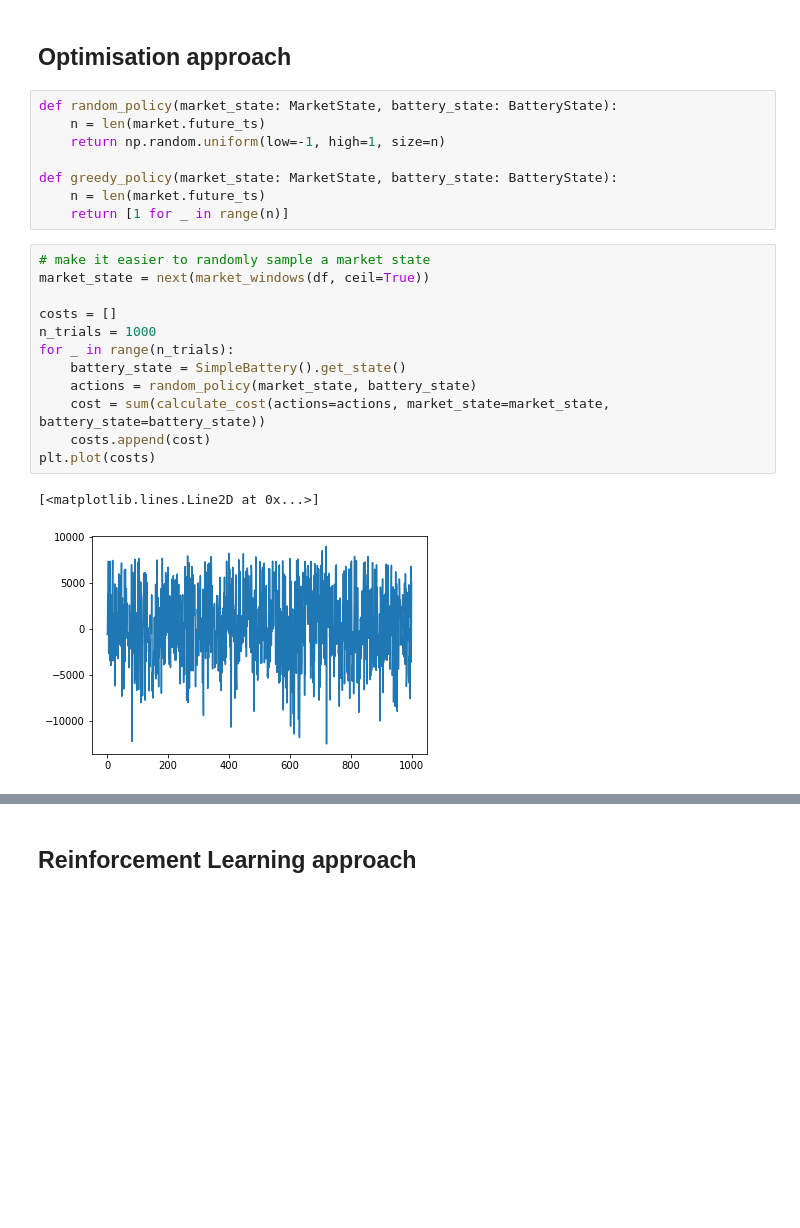
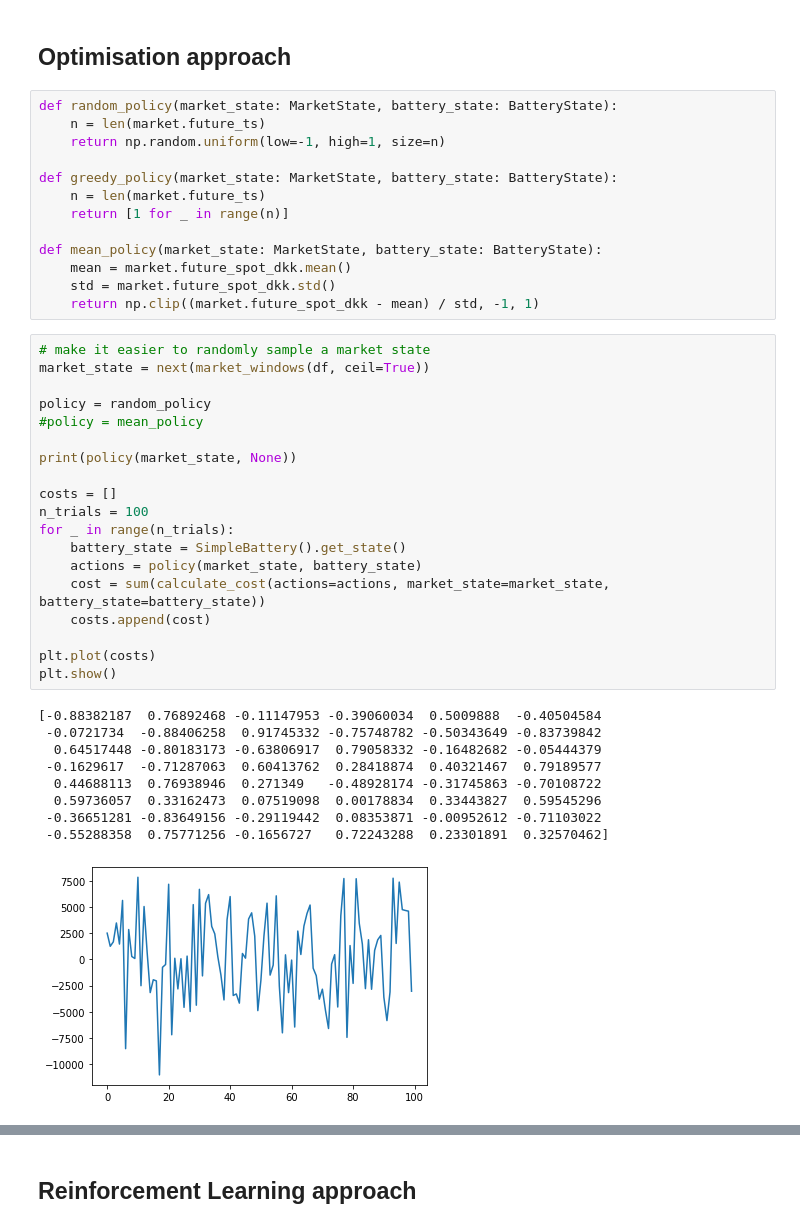
Before and after one commit to skipperkongen/elarb, a Jupyter notebook: notebooks/simulator.ipynb, the cells around one changed output, grey strips where cells are left out. Drawn from its saved outputs; the diff is of its cells as text; blank space fills up the shorter version.

```diff
--- a/notebooks/simulator.ipynb
+++ b/notebooks/simulator.ipynb
@@ -231,18 +236,37 @@ def random_policy(market_state: MarketState, battery_state: BatteryState):
 def greedy_policy(market_state: MarketState, battery_state: BatteryState):
     n = len(market.future_ts)
     return [1 for _ in range(n)]
+
+def mean_policy(market_state: MarketState, battery_state: BatteryState):
+    mean = market.future_spot_dkk.mean()
+    std = market.future_spot_dkk.std()
+    return np.clip((market.future_spot_dkk - mean) / std, -1, 1)
 # %%
 # make it easier to randomly sample a market state
 market_state = next(market_windows(df, ceil=True))
 
+policy = random_policy
+#policy = mean_policy
+
+print(policy(market_state, None))
+
 costs = []
-n_trials = 1000
+n_trials = 100
 for _ in range(n_trials):
     battery_state = SimpleBattery().get_state()
-    actions = random_policy(market_state, battery_state)
+    actions = policy(market_state, battery_state)
     cost = sum(calculate_cost(actions=actions, market_state=market_state, battery_state=battery_state))
     costs.append(cost)
+
 plt.plot(costs)
+plt.show()
 # %% [output]
-[<matplotlib.lines.Line2D at 0x...>]
+[-0.88382187  0.76892468 -0.11147953 -0.39060034  0.5009888  -0.40504584
+ -0.0721734  -0.88406258  0.91745332 -0.75748782 -0.50343649 -0.83739842
+  0.64517448 -0.80183173 -0.63806917  0.79058332 -0.16482682 -0.05444379
+ -0.1629617  -0.71287063  0.60413762  0.28418874  0.40321467  0.79189577
+  0.44688113  0.76938946  0.271349   -0.48928174 -0.31745863 -0.70108722
+  0.59736057  0.33162473  0.07519098  0.00178834  0.33443827  0.59545296
+ -0.36651281 -0.83649156 -0.29119442  0.08353871 -0.00952612 -0.71103022
+ -0.55288358  0.75771256 -0.1656727   0.72243288  0.23301891  0.32570462]
-[figure, old version]
+[figure, new version]
```
Also changed, not shown: parts of 4 cells of this notebook, 25 other files.
